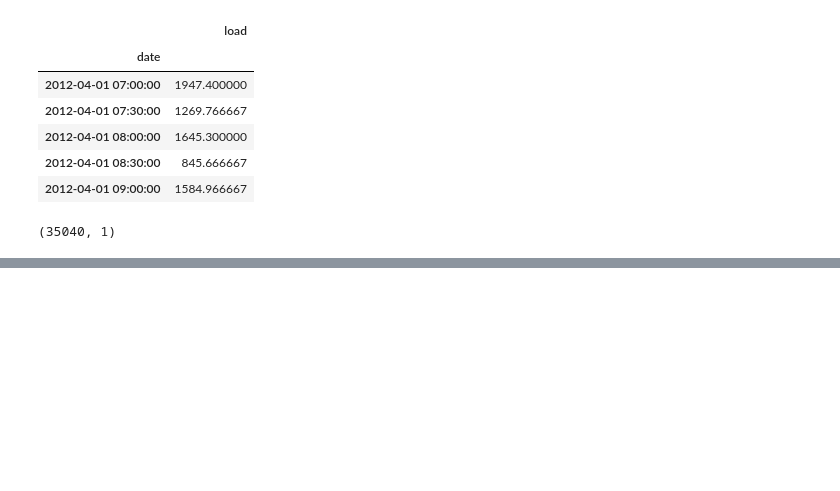
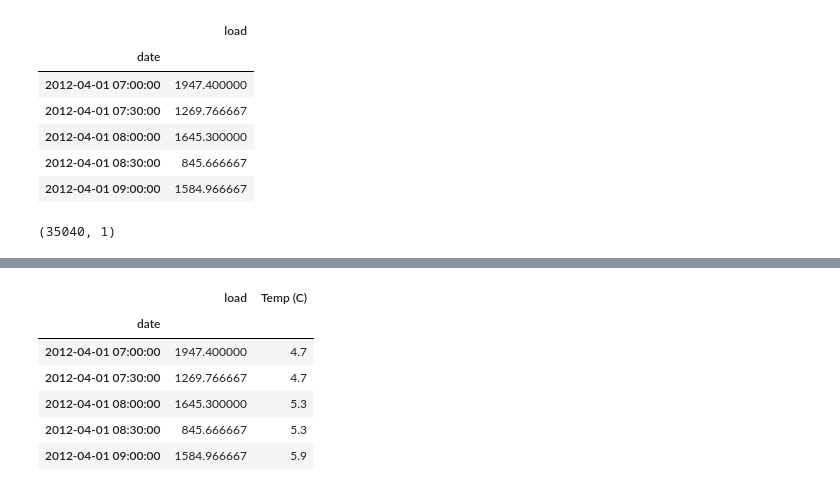
Before and after one commit to craft-ai/craft-ai-kit-energy, a Jupyter notebook: benchmark/preprocessing.ipynb, the cells around one changed output, grey strips where cells are left out. Cells and saved outputs as stored; diff of their text form; code cells hidden in the pictures; blank space fills up the shorter version.

```diff
--- a/benchmark/preprocessing.ipynb
+++ b/benchmark/preprocessing.ipynb
@@ -102,8 +16,0 @@ str_loc = str(latitude)+','+str(longitude)
-# %%
-cache = []
-for i,timestamp in enumerate(temp.index):
-    data = []
-    data.append(str_loc+','+str(timestamp))
-    dico = {"temperature":temp.temp[timestamp]}
-    data.append(dico)
-    cache.append(data)
@@ -167,5 +69,6 @@ elec_res.shape
 # %% [output]
 (35040, 1)
 # %%
-elec_res.index = (elec_res.index.astype(int)/1e9).astype(int)
+elec_kit = elec_res.copy(deep=True)
+elec_kit.index = (elec_kit.index.astype(int)/1e9).astype(int)
 # %%
@@ -175,0 +167,13 @@ elec_states.to_csv('data/ampds_power_30T_states.csv')
+# %%
+df = elec_res.merge(temp, left_index=True, right_index=True, how='left')
+df = df.fillna(method='ffill')
+# %%
+df.head()
+# %% [output]
+|  | load | Temp (C) |
+| date |  |  |
+| 2012-04-01 07:00:00 | 1947.400000 | 4.7 |
+| 2012-04-01 07:30:00 | 1269.766667 | 4.7 |
+| 2012-04-01 08:00:00 | 1645.300000 | 5.3 |
+| 2012-04-01 08:30:00 | 845.666667 | 5.3 |
+| 2012-04-01 09:00:00 | 1584.966667 | 5.9 |
```
Also changed, not shown: parts of 34 cells of this notebook, 8 other files.
